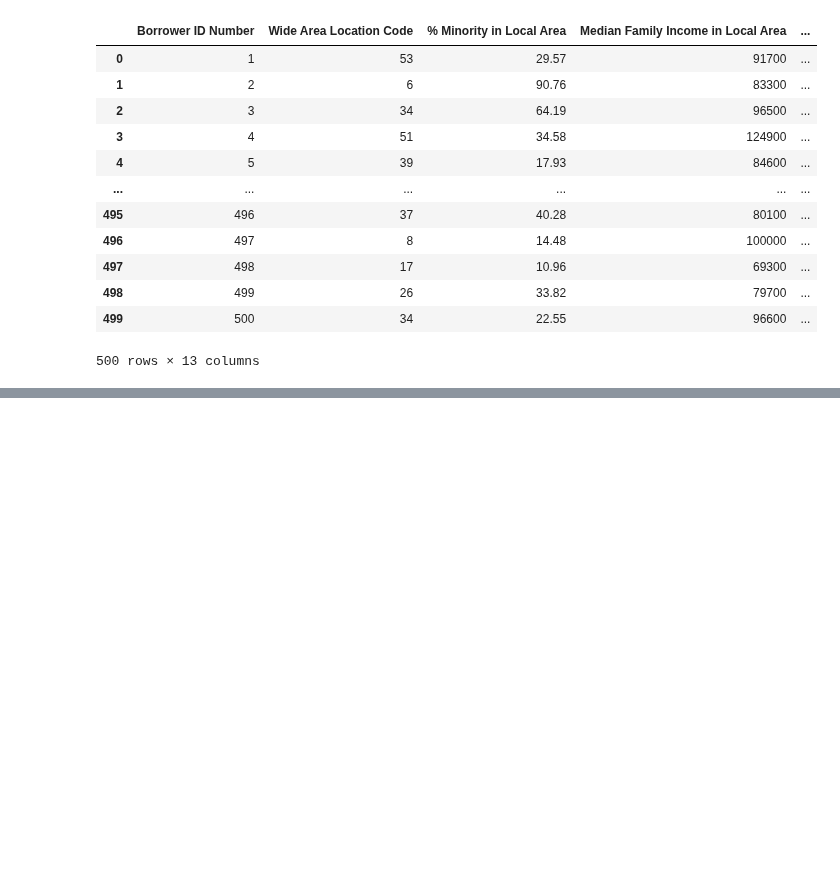
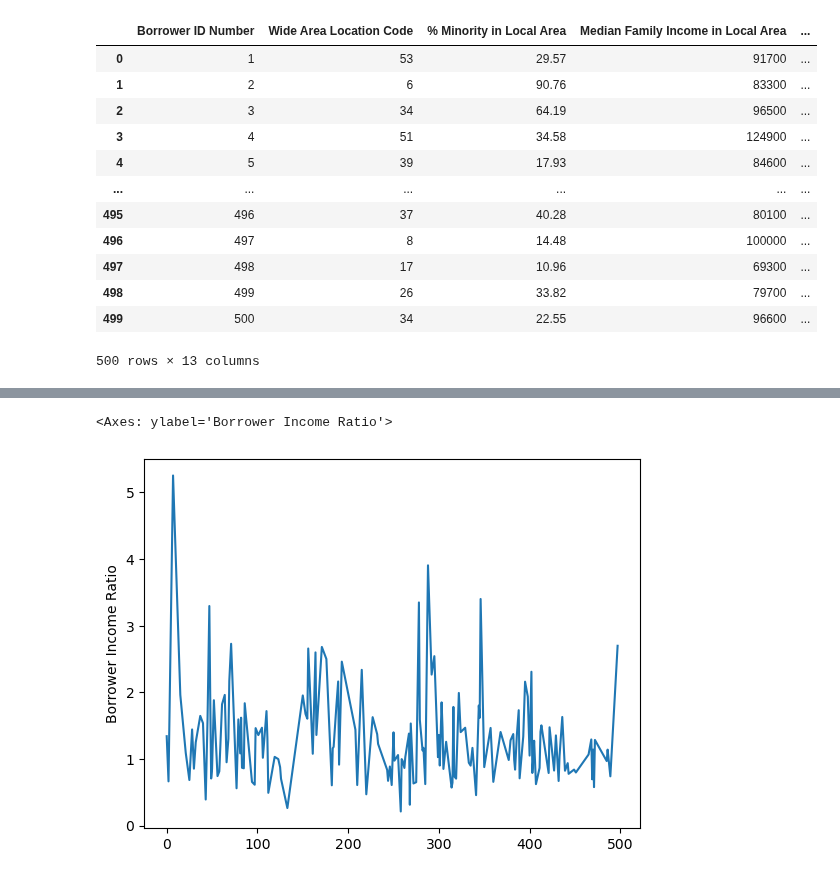
Before and after one commit to KunalNeon/CommBank, a Jupyter notebook: dataSet.ipynb, the cells around one changed output, grey strips where cells are left out. Saved outputs shown, nothing was run; the diff lists cells and outputs as text; code cells hidden in the pictures; blank space fills up the shorter version.

```diff
--- a/dataSet.ipynb
+++ b/dataSet.ipynb
@@ -749,0 +832,9 @@ array([2, 0, 2, 0, 2, 1, 0, 2, 2, 0, 2, 0, 0, 0, 1, 2, 0, 2, 0, 0, 2, 2,
+# %%
+from sklearn.cluster import KMeans
+new_data_for_cluster=dataSet.drop(["Borrower ID Number","Age of Borrower"], axis=1)
+new_kmeans=KMeans( random_state=42)
+new_kmeans.fit(new_data_for_cluster)
+new_kmeans.cluster_centers_
+
+new_data_for_cluster["clusters"]=new_kmeans.labels_
+new_kmeans.n_clusters
@@ -749,0 +856,3 @@ array([2, 0, 2, 0, 2, 1, 0, 2, 2, 0, 2, 0, 0, 0, 1, 2, 0, 2, 0, 0, 2, 2,
+# %%
+first=new_data_for_cluster.groupby(by='clusters').get_group(0)
+first
@@ -749,0 +873,6 @@ array([2, 0, 2, 0, 2, 1, 0, 2, 2, 0, 2, 0, 0, 0, 1, 2, 0, 2, 0, 0, 2, 2,
+# %%
+import seaborn as sns
+sns.lineplot(first["Borrower Income Ratio"].sort_values())
+# %% [output]
+<Axes: ylabel='Borrower Income Ratio'>
+[figure, added]
```
Also changed, not shown: parts of 15 cells of this notebook.
